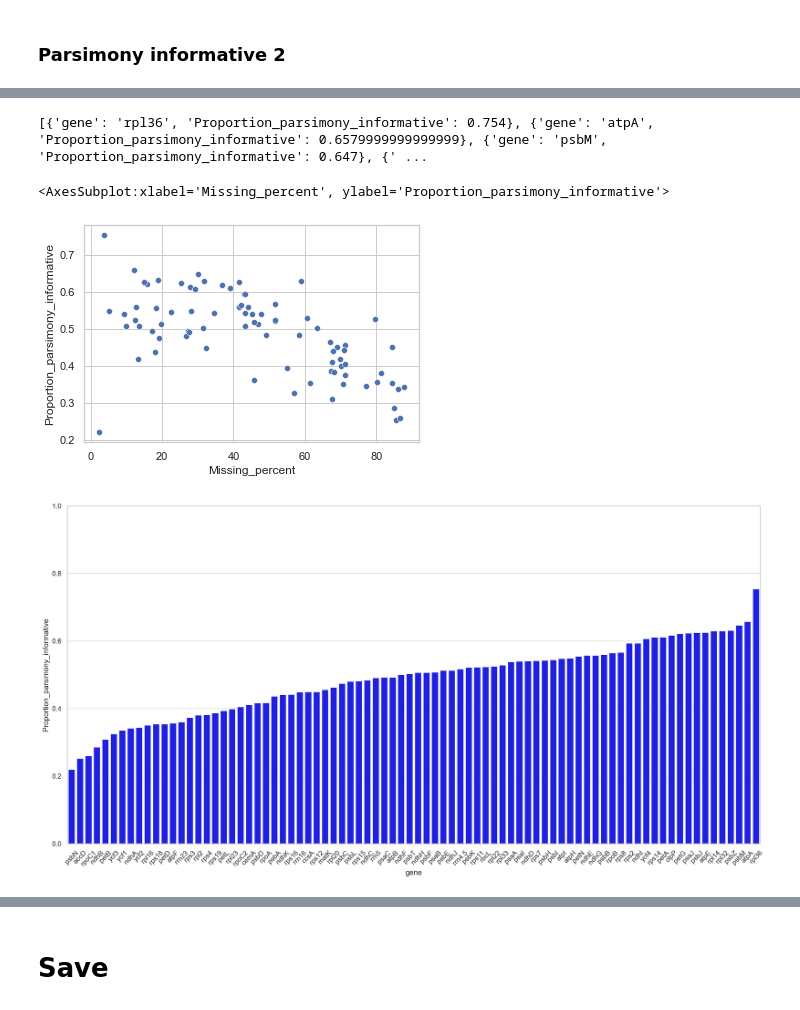
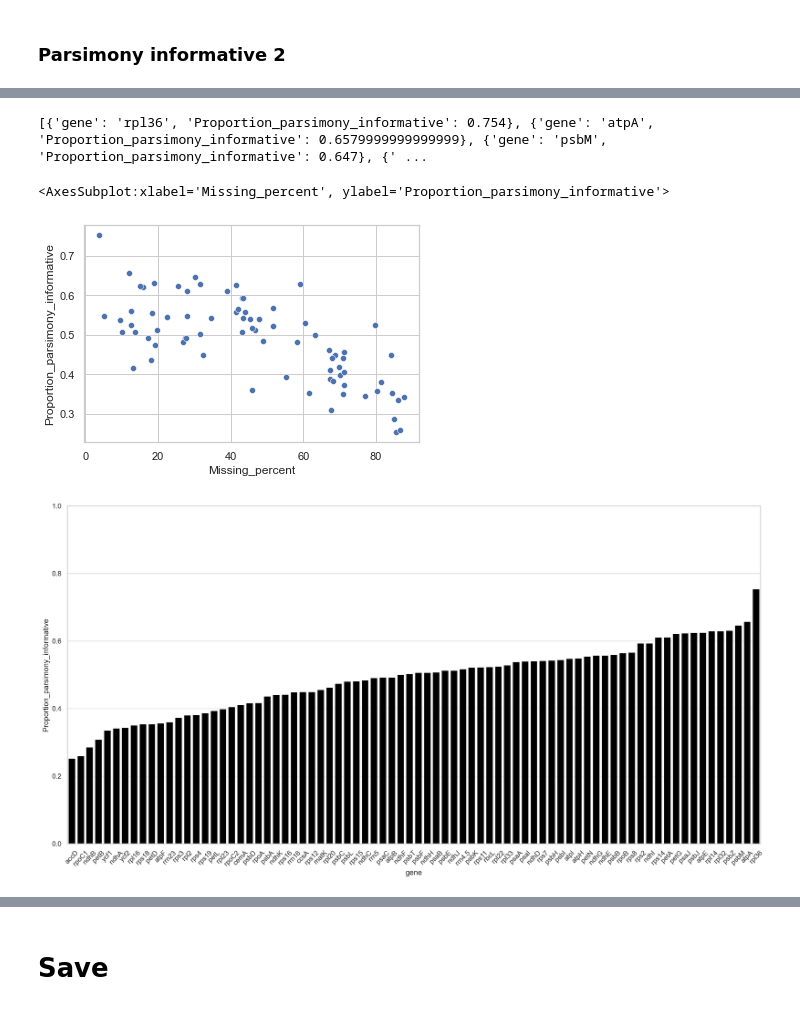
Before and after one commit to RBGKew/cpDNA, a Jupyter notebook: cpAlignment_Analysis.ipynb, the cells around one changed output, grey strips where cells are left out. Drawn from its saved outputs; the diff is of its cells as text; code cells hidden in the pictures.

```diff
--- a/cpAlignment_Analysis.ipynb
+++ b/cpAlignment_Analysis.ipynb
@@ -431,3 +394,11 @@ best_pi = best_gene.sort_values('Proportion_parsimony_informative',ascending=Fal
 print('by Proportion_parsimony_informative:',best_pi.groupby('gene').size().sort_values(ascending=False).to_dict())
 # %% [markdown]
 ### Parsimony informative 2
+# %%
+sorted_genes = pd.read_table('../gene_list_sorted_Arabidopsis.txt',header=None).rename(columns={0:'gene'})
+print(sorted_genes.shape[0],sorted_genes.columns)
+genes = pd.read_csv('../cp_genes_82.txt',header=None).rename(columns={0:'gene'})
+print(genes.shape)
+sorted_genes = sorted_genes[sorted_genes.gene.isin(genes.gene)].groupby('gene').head(1).reset_index().rename(columns={'index':'gene_order'})
+print(sorted_genes.shape)
+sorted_genes.head(2)
@@ -438,6 +416,8 @@ for iamas in ls_amas:
     amas_df = pd.concat([amas_df, pd.read_table('Pairwise_Distances/' + iamas)],ignore_index=True)
 amas_df['gene'] = amas_df['Alignment_name'].str.replace('_aln_trimmed.fasta','')
 print(amas_df.shape)
+amas_df = pd.merge(amas_df[amas_df.No_of_taxa>2000],sorted_genes,how='left',on='gene')
+print(amas_df.shape)
 amas_df.head(2)
 # %% [output]
 (82, 32)
@@ -451,12 +437,12 @@ sns.scatterplot(x='Missing_percent', y='Proportion_parsimony_informative', data=
 # %% [output]
 [{'gene': 'rpl36', 'Proportion_parsimony_informative': 0.754}, {'gene': 'atpA', 'Proportion_parsimony_informative': 0.6579999999999999}, {'gene': 'psbM', 'Proportion_parsimony_informative': 0.647}, {' ...
 <AxesSubplot:xlabel='Missing_percent', ylabel='Proportion_parsimony_informative'>
-[figure, old version]
+[figure, new version]
 # %%
 plt.figure(figsize=(20, 10), dpi=200)
 sns.set(font_scale=1); sns.set_style("whitegrid")
 flierprops = dict(markerfacecolor='1', markersize=1, linestyle='none')
-sns.barplot(x = 'gene', y = 'Proportion_parsimony_informative', data = amas_df.sort_values('Proportion_parsimony_informative'), color='blue')
+sns.barplot(x = 'gene', y = 'Proportion_parsimony_informative', data = amas_df.sort_values('Proportion_parsimony_informative'), color='black')
 plt.xticks(rotation=45); plt.ylim(0,1);
 # %% [output]
-[figure, old version]
+[figure, new version]
```
Also changed, not shown: parts of 7 cells of this notebook, 11 other files.
